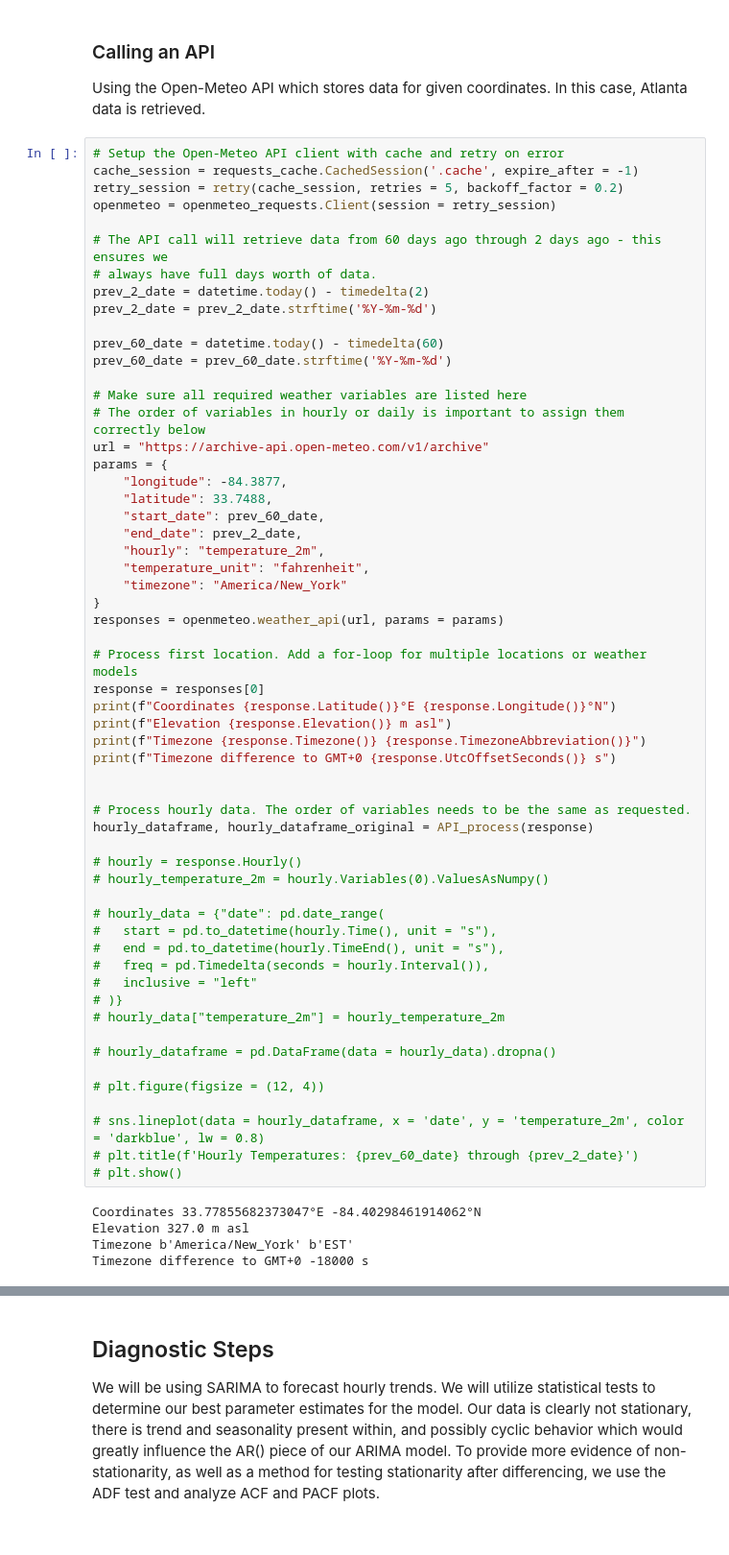
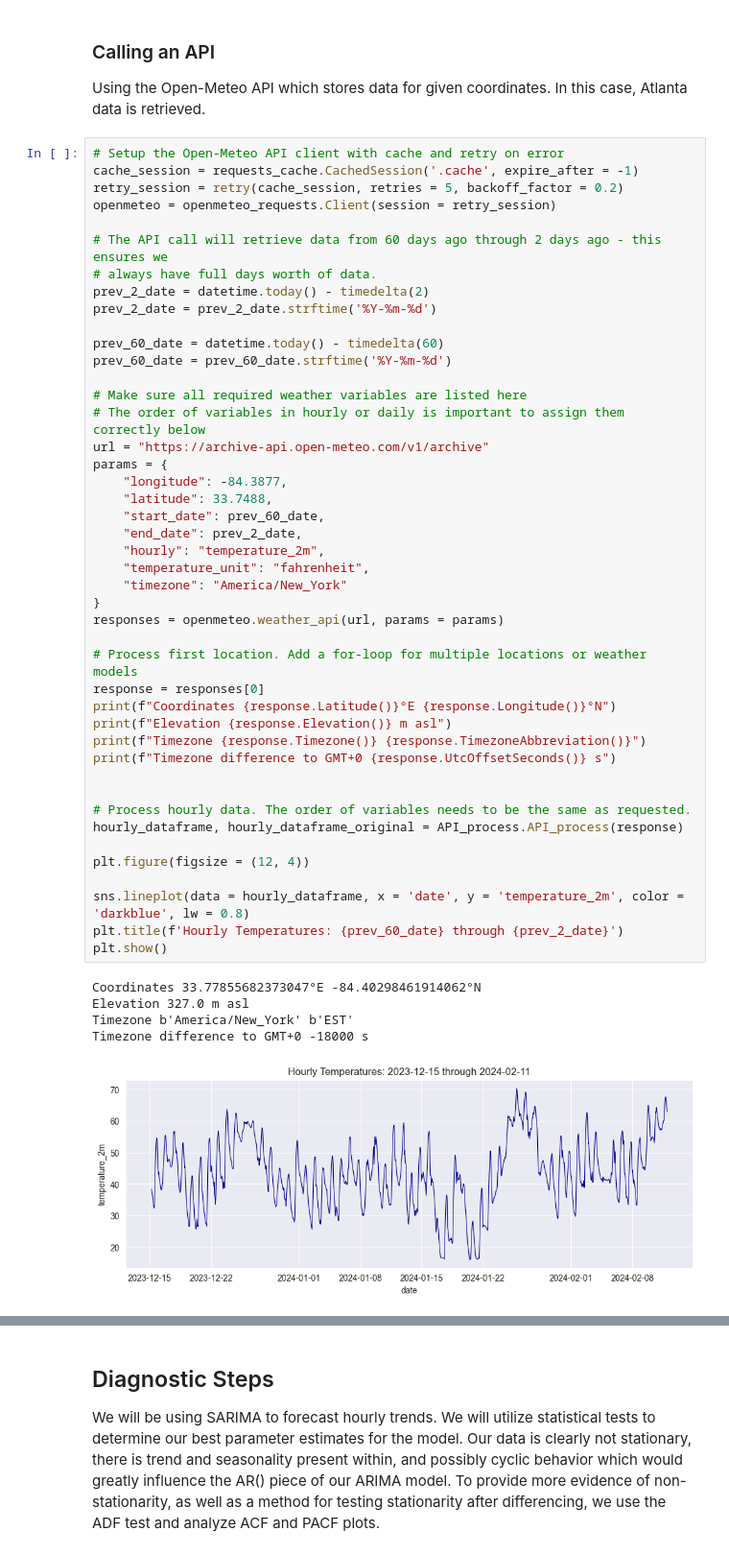
Before and after one commit to cgp9900/Weather-Prediction, a Jupyter notebook: weather/Weather Analysis.ipynb, the cells around one changed output, grey strips where cells are left out. Shown at 96% size. Drawn from its saved outputs; the diff is of its cells as text.

```diff
--- a/weather/Weather Analysis.ipynb
+++ b/weather/Weather Analysis.ipynb
@@ -86,48 +47,36 @@ prev_60_date = prev_60_date.strftime('%Y-%m-%d')
 # Make sure all required weather variables are listed here
 # The order of variables in hourly or daily is important to assign them correctly below
 url = "https://archive-api.open-meteo.com/v1/archive"
 params = {
 	"longitude": -84.3877,
 	"latitude": 33.7488,
 	"start_date": prev_60_date,
 	"end_date": prev_2_date,
 	"hourly": "temperature_2m",
     "temperature_unit": "fahrenheit",
     "timezone": "America/New_York"
 }
 responses = openmeteo.weather_api(url, params = params)
 
 # Process first location. Add a for-loop for multiple locations or weather models
 response = responses[0]
 print(f"Coordinates {response.Latitude()}°E {response.Longitude()}°N")
 print(f"Elevation {response.Elevation()} m asl")
 print(f"Timezone {response.Timezone()} {response.TimezoneAbbreviation()}")
 print(f"Timezone difference to GMT+0 {response.UtcOffsetSeconds()} s")
 
 
 # Process hourly data. The order of variables needs to be the same as requested.
-hourly_dataframe, hourly_dataframe_original = API_process(response)
+hourly_dataframe, hourly_dataframe_original = API_process.API_process(response)
 
-# hourly = response.Hourly()
-# hourly_temperature_2m = hourly.Variables(0).ValuesAsNumpy()
+plt.figure(figsize = (12, 4))
 
-# hourly_data = {"date": pd.date_range(
-# 	start = pd.to_datetime(hourly.Time(), unit = "s"),
-# 	end = pd.to_datetime(hourly.TimeEnd(), unit = "s"),
-# 	freq = pd.Timedelta(seconds = hourly.Interval()),
-# 	inclusive = "left"
-# )}
-# hourly_data["temperature_2m"] = hourly_temperature_2m
-
-# hourly_dataframe = pd.DataFrame(data = hourly_data).dropna()
-
-# plt.figure(figsize = (12, 4))
-
-# sns.lineplot(data = hourly_dataframe, x = 'date', y = 'temperature_2m', color = 'darkblue', lw = 0.8)
-# plt.title(f'Hourly Temperatures: {prev_60_date} through {prev_2_date}')
-# plt.show()
+sns.lineplot(data = hourly_dataframe, x = 'date', y = 'temperature_2m', color = 'darkblue', lw = 0.8)
+plt.title(f'Hourly Temperatures: {prev_60_date} through {prev_2_date}')
+plt.show()
 # %% [output]
 Coordinates 33.77855682373047°E -84.40298461914062°N
 Elevation 327.0 m asl
 Timezone b'America/New_York' b'EST'
 Timezone difference to GMT+0 -18000 s
+[figure, added]
```
Also changed, not shown: parts of 9 cells of this notebook, 2 other files.
